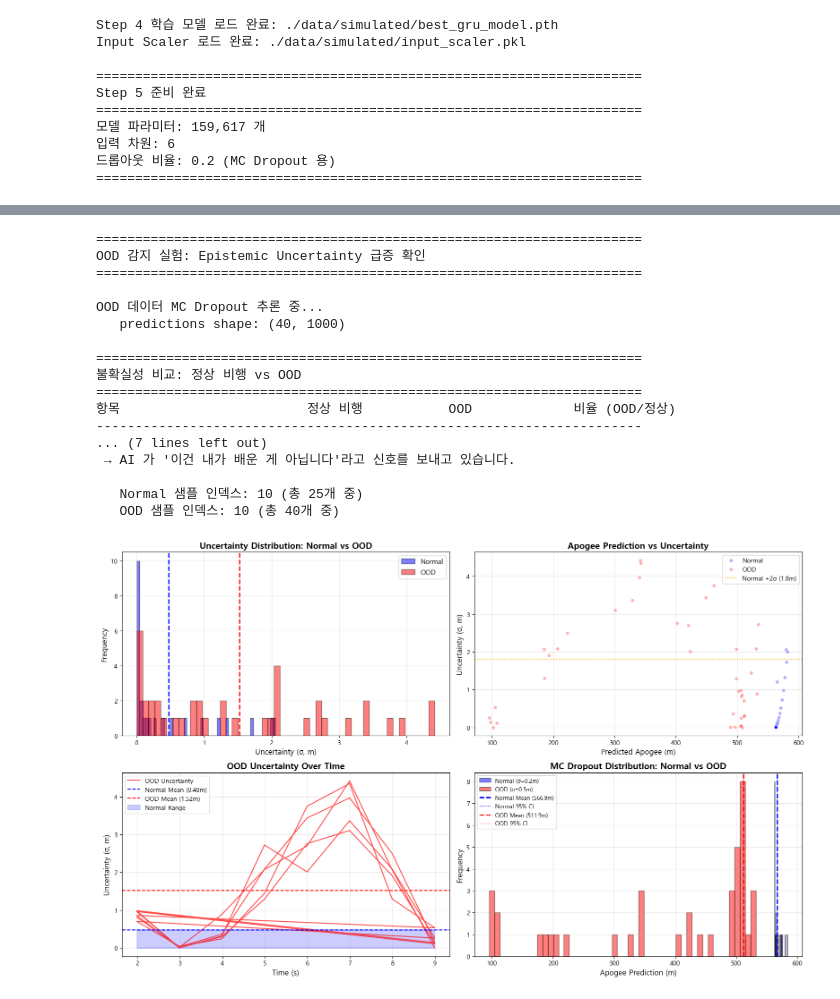
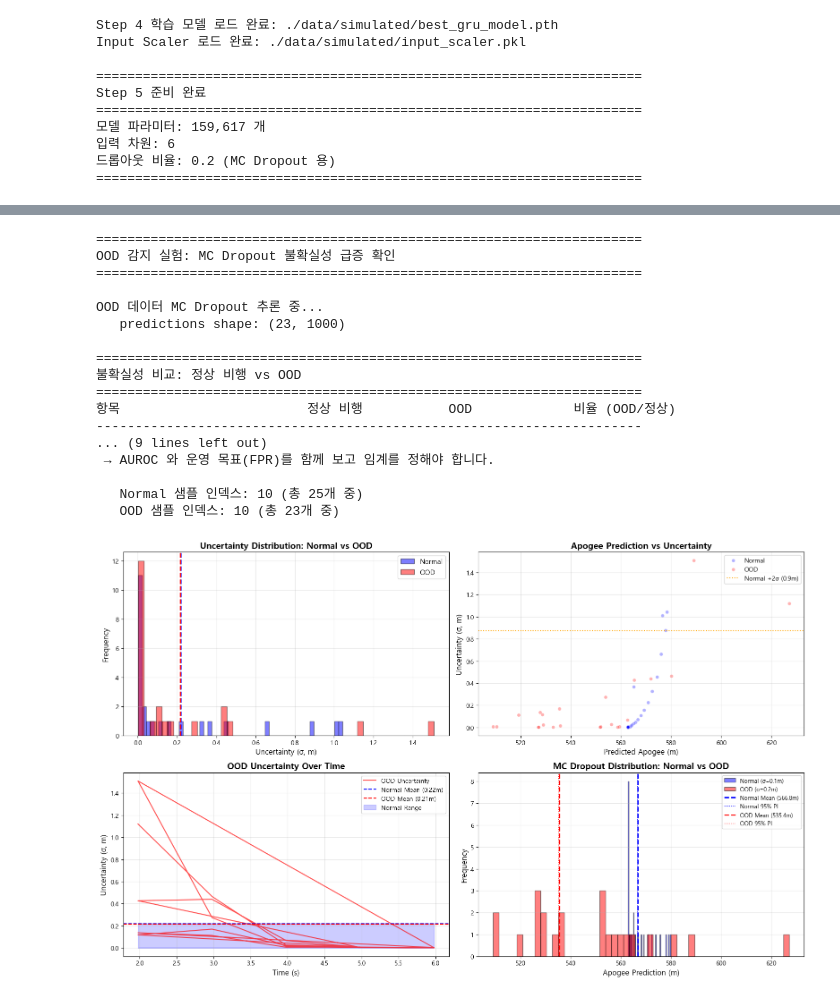
Before and after one commit to postech-psi/psintelligence, a Jupyter notebook: step5-UQ.ipynb, the cells around one changed output, grey strips where cells are left out. Saved outputs shown, nothing was run; the diff lists cells and outputs as text; code cells hidden in the pictures.

Commit message:
fix: correct labels, UQ/CP evaluation, and GRU deployment

```diff
--- a/step5-UQ.ipynb
+++ b/step5-UQ.ipynb
@@ -208,7 +226,7 @@ class GRUModel(nn.Module):
             nn.ReLU(),
             nn.Dropout(dropout),
             nn.Linear(64, output_dim),
-            nn.Sigmoid()  # energy_ratio 는 0~1 범위
+            nn.Tanh()  # -1~1 → forward 에서 0.8~1.2 로 매핑
         )
 
     def forward(self, x, hidden=None):
@@ -221,7 +239,8 @@ class GRUModel(nn.Module):
         # Fully Connected 층 통과
         output = self.fc(last_hidden)
 
-        return output.squeeze(-1), hidden
+        # r = 1 + 0.2*tanh ∈ (0.8, 1.2)
+        return 1.0 + 0.2 * output.squeeze(-1), hidden
 
     def init_hidden(self, batch_size):
         """초기 은닉 상태 생성"""
@@ -653,7 +634,7 @@ launch_angle   : 학습 [ 82.0 ~  90.0], OOD=  75.0 ❌ OOD
 # OOD 데이터에서 불확실성이 급증하는지 검증
 
 print("="*70)
-print("OOD 감지 실험: Epistemic Uncertainty 급증 확인")
+print("OOD 감지 실험: MC Dropout 불확실성 급증 확인")
 print("="*70)
 
 # OOD 데이터에서 시퀀스 추출
@@ -662,12 +643,12 @@ ood_h_curr = []
 ood_v_z = []
 ood_times = []
 
-for flight_id in ood_df['flight_id'].unique()[:5]:  # 5 개 OOD 비행
-    flight_data = ood_df[ood_df['flight_id'] == flight_id].reset_index(drop=True)
+for flight_id in ood_flight_ids[:5]:  # 5 개 OOD 비행
+    flight_data = ood_all[ood_all['flight_id'] == flight_id].reset_index(drop=True)
 
-    for i in range(0, len(flight_data) - WINDOW_SIZE, 50):
-        seq = flight_data.iloc[i:i+WINDOW_SIZE][['altitude', 'velocity_z', 'acceleration_z',
-                                                   'tilt_angle', 'gyro_roll', 'dynamic_pressure']].values
+    for i in range(0, len(flight_data) - WINDOW_SIZE + 1, 50):
+        seq = flight_data.iloc[i:i+WINDOW_SIZE][['altitude_noisy', 'velocity_z', 'acceleration_noisy',
+                                                   'tilt_angle', 'gyro_roll_noisy', 'dynamic_pressure']].values
         seq_scaled = scaler.transform(seq)
         ood_sequences.append(seq_scaled)
         ood_h_curr.append(flight_data.iloc[i+WINDOW_SIZE-1]['altitude'])
@@ -697,16 +678,23 @@ print("-"*70)
 print(f"{'평균 아포지 (m)':<25} {np.mean(mean_apogee):<15.2f} {np.mean(ood_mean_apogee):<15.2f} {np.mean(ood_mean_apogee)/np.mean(mean_apogee):.2f}x")
 print(f"{'불확실성 σ (m)':<25} {np.mean(std_apogee):<15.2f} {np.mean(ood_std_apogee):<15.2f} {np.mean(ood_std_apogee)/np.mean(std_apogee):.2f}x")
 print(f"{'최대 불확실성 (m)':<25} {np.max(std_apogee):<15.2f} {np.max(ood_std_apogee):<15.2f} {np.max(ood_std_apogee)/np.max(std_apogee):.2f}x")
-print(f"{'95% CI 평균 폭 (m)':<25} {2*z_score*np.mean(std_apogee):<15.2f} {2*z_score*np.mean(ood_std_apogee):<15.2f} {np.mean(ood_std_apogee)/np.mean(std_apogee):.2f}x")
+print(f"{'95% PI 평균 폭 (m)':<25} {2*z_score*np.mean(std_apogee):<15.2f} {2*z_score*np.mean(ood_std_apogee):<15.2f} {np.mean(ood_std_apogee)/np.mean(std_apogee):.2f}x")
 print("="*70)
 
-# Kendall & Gal (2017) Table 3 방법론 차용
+# 정량 지표: 불확실성 기반 OOD 분류 AUROC (임계값과 무관)
+from sklearn.metrics import roc_auc_score
+_y = np.r_[np.zeros(len(std_apogee)), np.ones(len(ood_std_apogee))]
+_s = np.r_[std_apogee, ood_std_apogee]
+auroc = roc_auc_score(_y, _s)
+print(f"\n불확실성 기반 OOD AUROC: {auroc:.3f}  (0.5=무작위)")
+
+# 참고: 2배 규칙은 관례적 기준일 뿐 최적 운영점이 아니다.
 if np.mean(ood_std_apogee) / np.mean(std_apogee) > 2.0:
-    print("\nOOD 감지 성공! 불확실성이 2 배 이상 급증했습니다.")
+    print("\n2배 규칙: OOD 불확실성이 정상 평균의 2배를 넘음.")
     print(" → AI 가 '이건 내가 배운 게 아닙니다'라고 신호를 보내고 있습니다.")
 else:
-    print("\nOOD 감지 미흡. 불확실성 증가가 2 배 미만입니다.")
-    print(" → 모델 재학습 또는 Dropout 비율 조정 필요")
+    print("\n2배 규칙: OOD 불확실성 증가가 2배 미만.")
+    print(" → AUROC 와 운영 목표(FPR)를 함께 보고 임계를 정해야 합니다.")
 
 # 시각화
 fig, axes = plt.subplots(2, 2, figsize=(16, 10))
@@ -747,7 +735,7 @@ ax3.set_title('OOD Uncertainty Over Time', fontsize=14, fontweight='bold')
 ax3.legend(fontsize=10)
 ax3.grid(True, alpha=0.3)
 
-# 4. 신뢰구간 비교 (스냅샷 1 개)
+# 4. 예측구간 비교 (스냅샷 1 개)
 ax4 = axes[1, 1]
 normal_sample_idx = min(10, len(mean_apogee) - 1)  # 0-24 범위 내
 ood_sample_idx = min(10, len(ood_mean_apogee) - 1)  # OOD 배열 크기에 맞춤
@@ -763,46 +751,46 @@ ax4.hist(apogee_predictions[:, normal_sample_idx], bins=50, alpha=0.5, color='bl
 ax4.hist(ood_apogee_predictions[:, ood_sample_idx], bins=50, alpha=0.5,
          color='red', label=f'OOD (σ={ood_std_apogee[ood_sample_idx]:.1f}m)', edgecolor='black')
 
-# 평균선과 신뢰구간 표시 (Normal)
+# 평균선과 예측구간 표시 (Normal)
 ax4.axvline(x=mean_apogee[normal_sample_idx], color='blue', linestyle='--', linewidth=2,
             label=f'Normal Mean ({mean_apogee[normal_sample_idx]:.1f}m)')
 ax4.axvline(x=lower_bound[normal_sample_idx], color='blue', linestyle=':', linewidth=1,
-            label=f'Normal 95% CI')
+            label=f'Normal 95% PI')
 
-# 평균선과 신뢰구간 표시 (OOD)
+# 평균선과 예측구간 표시 (OOD)
 ax4.axvline(x=ood_mean_apogee[ood_sample_idx], color='red', linestyle='--', linewidth=2,
             label=f'OOD Mean ({ood_mean_apogee[ood_sample_idx]:.1f}m)')
 ax4.axvline(x=ood_lower_bound[ood_sample_idx], color='red', linestyle=':', linewidth=1,
-            label=f'OOD 95% CI')
+            label=f'OOD 95% PI')
 
 ax4.set_xlabel('Apogee Prediction (m)', fontsize=12)
 ax4.set_ylabel('Frequency', fontsize=12)
 ax4.set_title('MC Dropout Distribution: Normal vs OOD', fontsize=14, fontweight='bold')
 ax4.legend(fontsize=9)
 ax4.grid(True, alpha=0.3)
 
 plt.tight_layout()
 plt.savefig('./data/simulated/ood_detection.png', dpi=150, bbox_inches='tight')
 plt.show()
 # %% [output]
 ======================================================================
-OOD 감지 실험: Epistemic Uncertainty 급증 확인
+OOD 감지 실험: MC Dropout 불확실성 급증 확인
 ======================================================================
 
 OOD 데이터 MC Dropout 추론 중...
-   predictions shape: (40, 1000)
+   predictions shape: (23, 1000)
 
 ======================================================================
 불확실성 비교: 정상 비행 vs OOD
 ======================================================================
 항목                        정상 비행           OOD             비율 (OOD/정상)
 ----------------------------------------------------------------------
-... (7 lines left out)
- → AI 가 '이건 내가 배운 게 아닙니다'라고 신호를 보내고 있습니다.
+... (9 lines left out)
+ → AUROC 와 운영 목표(FPR)를 함께 보고 임계를 정해야 합니다.
 
    Normal 샘플 인덱스: 10 (총 25개 중)
-   OOD 샘플 인덱스: 10 (총 40개 중)
+   OOD 샘플 인덱스: 10 (총 23개 중)
-[figure, old version]
+[figure, new version]
 # %%
 # ============================================================================
 # [Cell 9] 실제 비행 데이터(112.txt) MC Dropout 적용 및 Safe-Logic 검증
```
Also changed, not shown: parts of 10 cells of this notebook, 33 other files.
